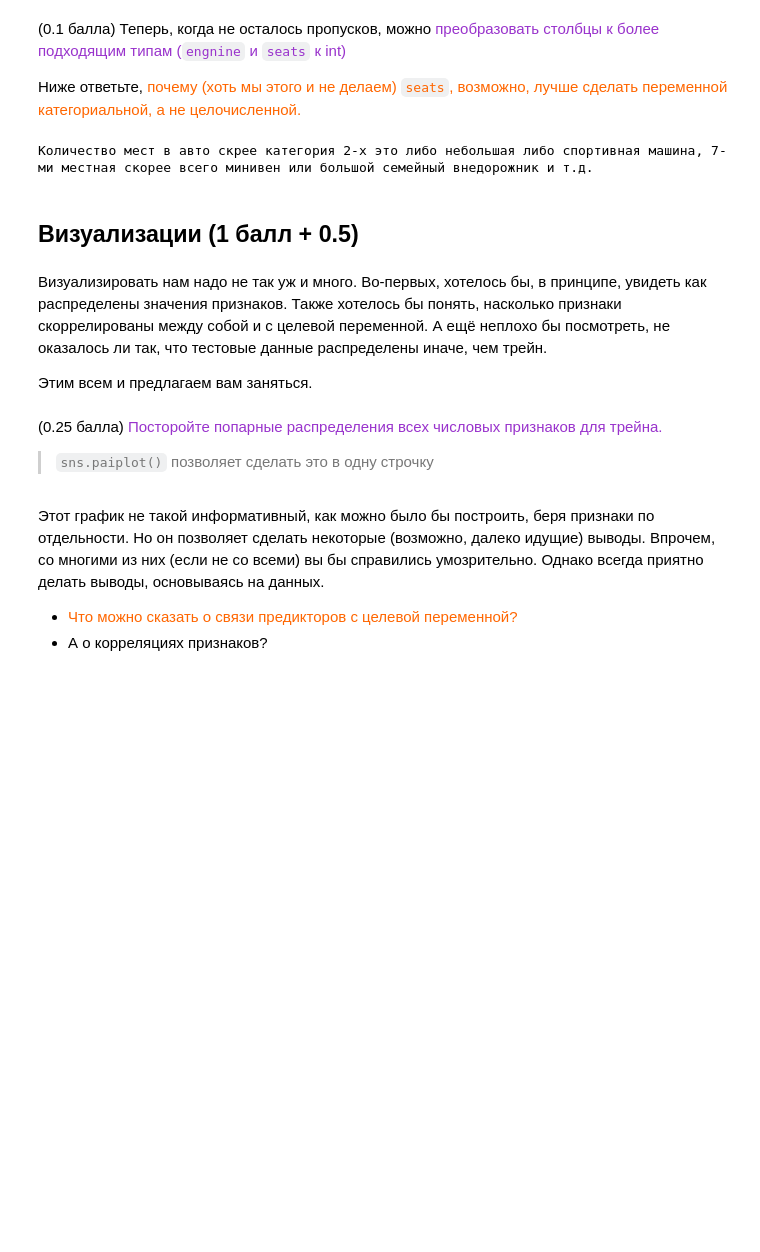
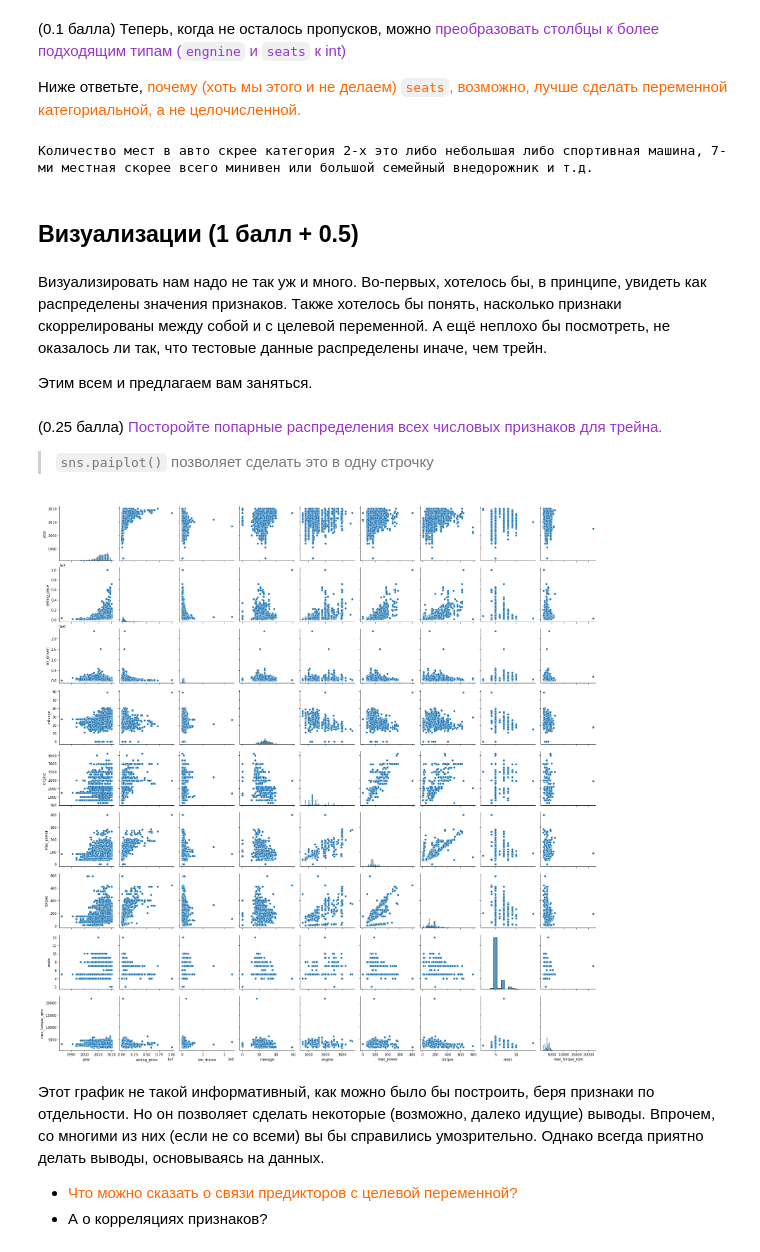
Before and after one commit to lubitelfoto/used-car-price-predict-hw, a Jupyter notebook: HW1_Regression_with_inference.ipynb, the cells around one changed output. Cells and saved outputs as stored; diff of their text form; code cells hidden in the pictures; blank space fills up the shorter version.

```diff
--- a/HW1_Regression_with_inference.ipynb
+++ b/HW1_Regression_with_inference.ipynb
@@ -244,6 +244,7 @@ def processing(dfc, train_df=None):
         if type(val)==str:
             val = val.lower()
             val = val.replace(",",".")
+            val = val.replace("+/-500rpm", "")
             if val.endswith("(kgm@ rpm)"):
                 val = val.replace(" ", "")
                 torque = val[:-9].split("@")
@@ -406,3 +405,7 @@ print("Количество мест в авто скрее категория 2
+# %%
+sns.pairplot(df_train);
+# %% [output]
+[figure, added]
 # %% [markdown]
 Этот график не такой информативный, как можно было бы построить, беря признаки по отдельности. Но он позволяет сделать некоторые (возможно, далеко идущие) выводы. Впрочем, со многими из них (если не со всеми) вы бы справились умозрительно. Однако всегда приятно делать выводы, основываясь на данных.
 
```
Also changed, not shown: parts of 55 cells of this notebook.
